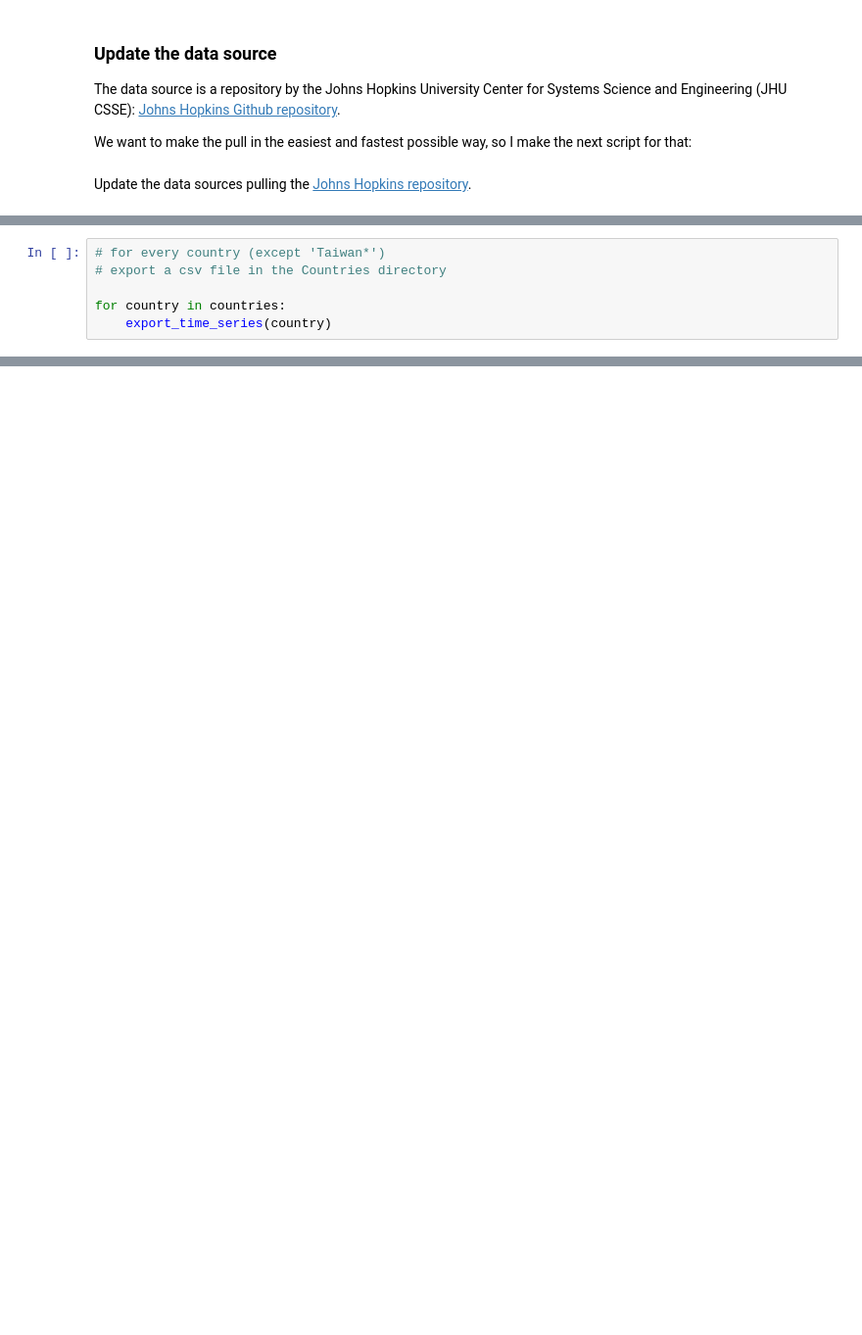
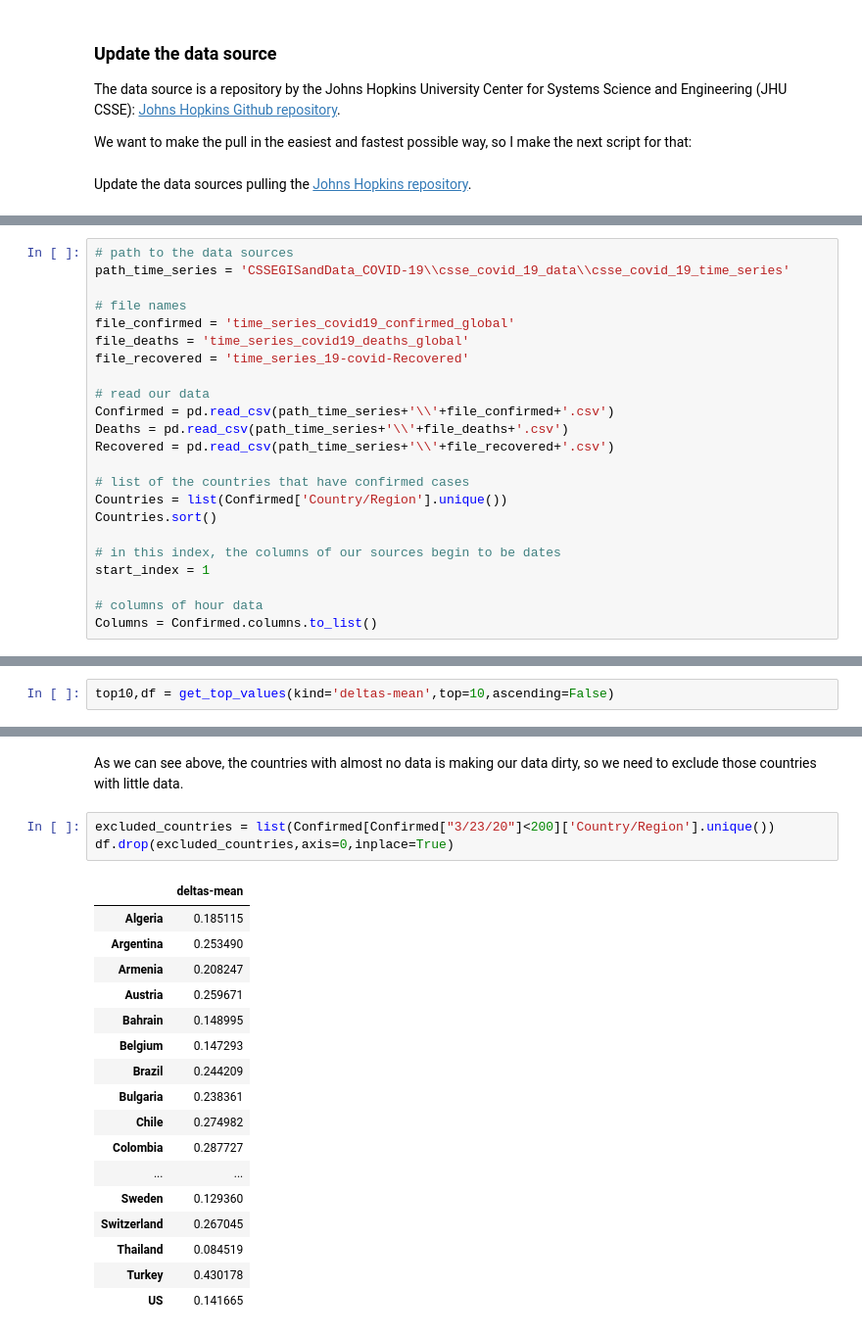
Before and after one commit to CarlosDNieto/COVID-19, a Jupyter notebook: COVID-19.ipynb, the cells around one changed output, grey strips where cells are left out. Shown at 98% size. Cells and saved outputs as stored; diff of their text form; blank space fills up the shorter version.

```diff
--- a/COVID-19.ipynb
+++ b/COVID-19.ipynb
@@ -286,6 +32,23 @@ class Country:
-# %%
-# for every country (except 'Taiwan*')
-# export a csv file in the Countries directory
-
-for country in countries:
-    export_time_series(country)
+# %%
+# path to the data sources
+path_time_series = 'CSSEGISandData_COVID-19\\csse_covid_19_data\\csse_covid_19_time_series'
+
+# file names
+file_confirmed = 'time_series_covid19_confirmed_global'
+file_deaths = 'time_series_covid19_deaths_global'
+file_recovered = 'time_series_19-covid-Recovered'
+
+# read our data
+Confirmed = pd.read_csv(path_time_series+'\\'+file_confirmed+'.csv')
+Deaths = pd.read_csv(path_time_series+'\\'+file_deaths+'.csv')
+Recovered = pd.read_csv(path_time_series+'\\'+file_recovered+'.csv')
+
+# list of the countries that have confirmed cases
+Countries = list(Confirmed['Country/Region'].unique())
+Countries.sort()
+
+# in this index, the columns of our sources begin to be dates
+start_index = 1
+
+# columns of hour data
+Columns = Confirmed.columns.to_list()
@@ -291,0 +952,2 @@ for country in countries:
+# %%
+top10,df = get_top_values(kind='deltas-mean',top=10,ascending=False)
@@ -291,0 +972,23 @@ for country in countries:
+# %% [markdown]
+As we can see above, the countries with almost no data is making our data dirty, so we need to exclude those countries with little data.
+# %%
+excluded_countries = list(Confirmed[Confirmed["3/23/20"]<200]['Country/Region'].unique())
+df.drop(excluded_countries,axis=0,inplace=True)
+# %% [output]
+|  | deltas-mean |
+| Algeria | 0.185115 |
+| Argentina | 0.253490 |
+| Armenia | 0.208247 |
+| Austria | 0.259671 |
+| Bahrain | 0.148995 |
+| Belgium | 0.147293 |
+| Brazil | 0.244209 |
+| Bulgaria | 0.238361 |
+| Chile | 0.274982 |
+| Colombia | 0.287727 |
+| ... | ... |
+| Sweden | 0.129360 |
+| Switzerland | 0.267045 |
+| Thailand | 0.084519 |
+| Turkey | 0.430178 |
+| US | 0.141665 |
```
Also changed, not shown: parts of 63 cells of this notebook, 22 other files.
